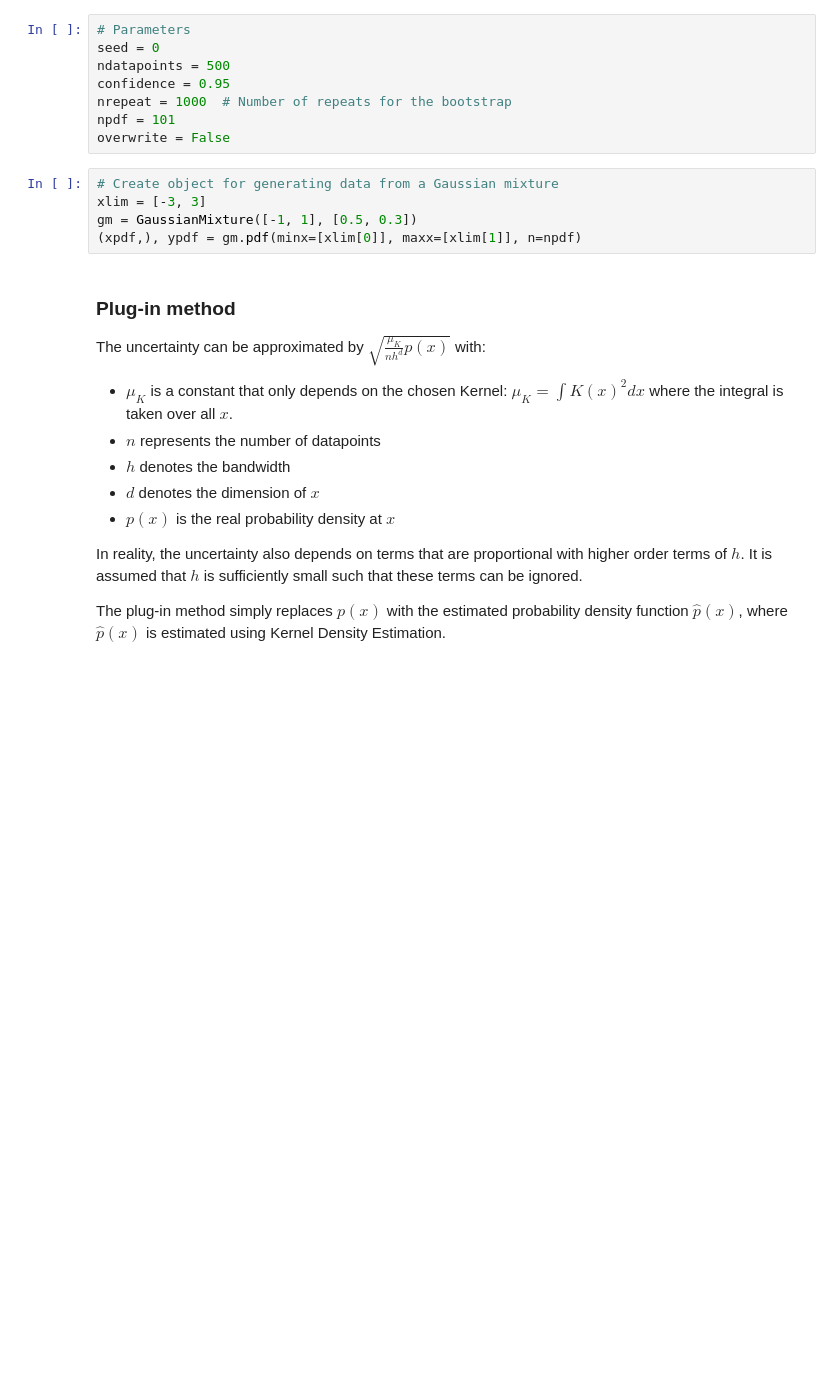
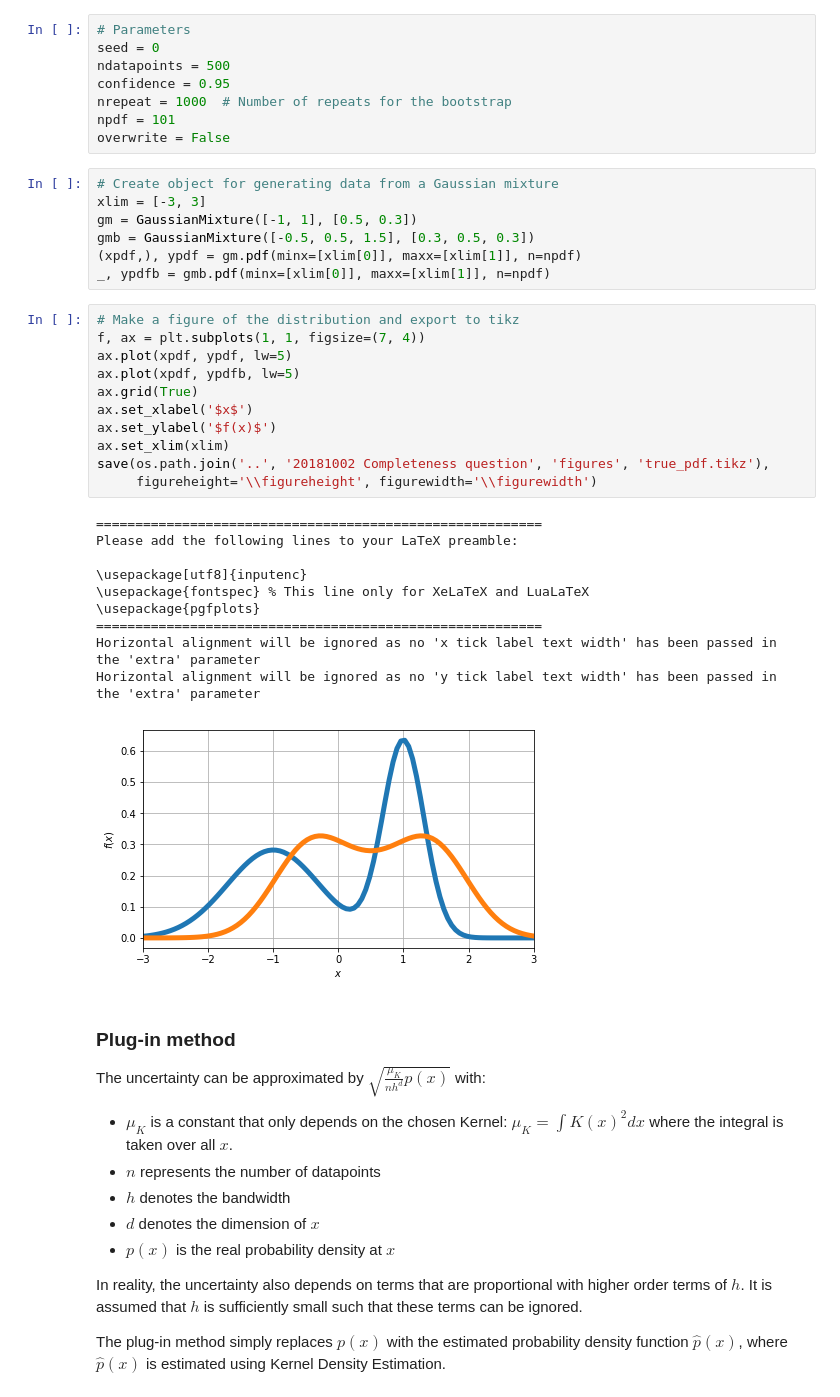
Before and after one commit to ErwindeGelder/ScenarioDomainModel, a Jupyter notebook: 20180319 Completeness/Confidence band.ipynb, the cells around one changed output. Saved outputs shown, nothing was run; the diff lists cells and outputs as text; blank space fills up the shorter version.

```diff
--- a/20180319 Completeness/Confidence band.ipynb
+++ b/20180319 Completeness/Confidence band.ipynb
@@ -27,7 +27,31 @@ overwrite = False
 # Create object for generating data from a Gaussian mixture
 xlim = [-3, 3]
 gm = GaussianMixture([-1, 1], [0.5, 0.3])
+gmb = GaussianMixture([-0.5, 0.5, 1.5], [0.3, 0.5, 0.3])
 (xpdf,), ypdf = gm.pdf(minx=[xlim[0]], maxx=[xlim[1]], n=npdf)
+_, ypdfb = gmb.pdf(minx=[xlim[0]], maxx=[xlim[1]], n=npdf)
+# %%
+# Make a figure of the distribution and export to tikz
+f, ax = plt.subplots(1, 1, figsize=(7, 4))
+ax.plot(xpdf, ypdf, lw=5)
+ax.plot(xpdf, ypdfb, lw=5)
+ax.grid(True)
+ax.set_xlabel('$x$')
+ax.set_ylabel('$f(x)$')
+ax.set_xlim(xlim)
+save(os.path.join('..', '20181002 Completeness question', 'figures', 'true_pdf.tikz'),
+     figureheight='\\figureheight', figurewidth='\\figurewidth')
+# %% [output]
+=========================================================
+Please add the following lines to your LaTeX preamble:
+
+\usepackage[utf8]{inputenc}
+\usepackage{fontspec} % This line only for XeLaTeX and LuaLaTeX
+\usepackage{pgfplots}
+=========================================================
+Horizontal alignment will be ignored as no 'x tick label text width' has been passed in the 'extra' parameter
+Horizontal alignment will be ignored as no 'y tick label text width' has been passed in the 'extra' parameter
+[figure, added]
 # %% [markdown]
 ### Plug-in method
 
```
Also changed, not shown: parts of 26 cells of this notebook, 1 other file.
